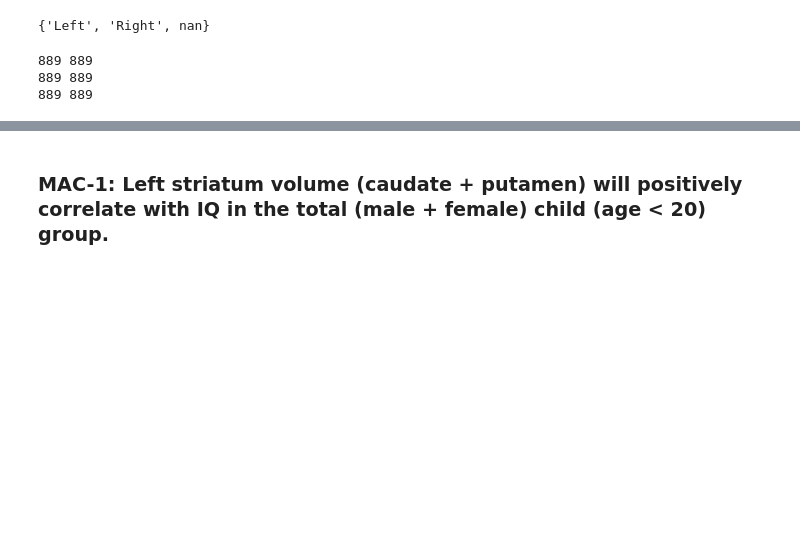
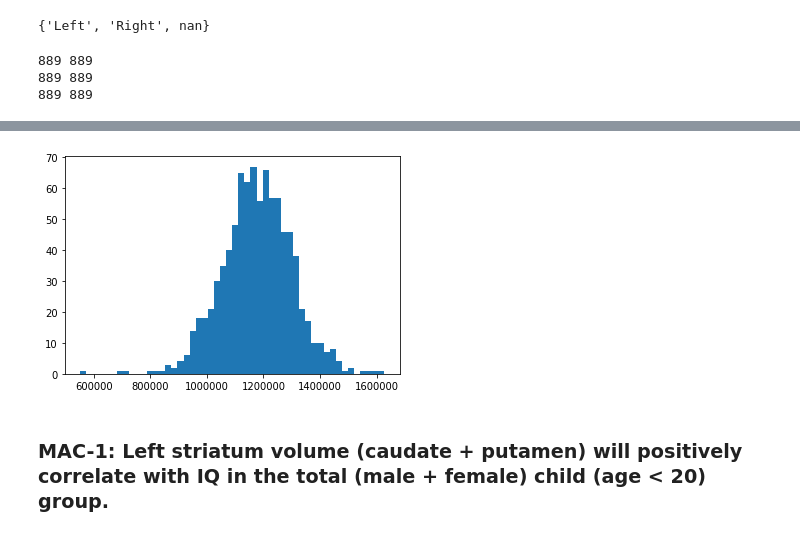
Before and after one commit to jbpoline/simple2_analysis, a Jupyter notebook: analysis-2.ipynb, the cells around one changed output, grey strips where cells are left out. Drawn from its saved outputs; the diff is of its cells as text; code cells hidden in the pictures; blank space fills up the shorter version.

```diff
--- a/analysis-2.ipynb
+++ b/analysis-2.ipynb
@@ -588,2 +586,6 @@ merged_inner.head(3)
+# %%
+plt.hist(list(mergeddf['total_volume']), bins=50);
+# %% [output]
+[figure, added]
 # %% [markdown]
 ### MAC-1: Left striatum volume (caudate + putamen) will positively correlate with IQ in the total (male + female) child (age < 20) group.
```
Also changed, not shown: parts of 48 cells of this notebook.
